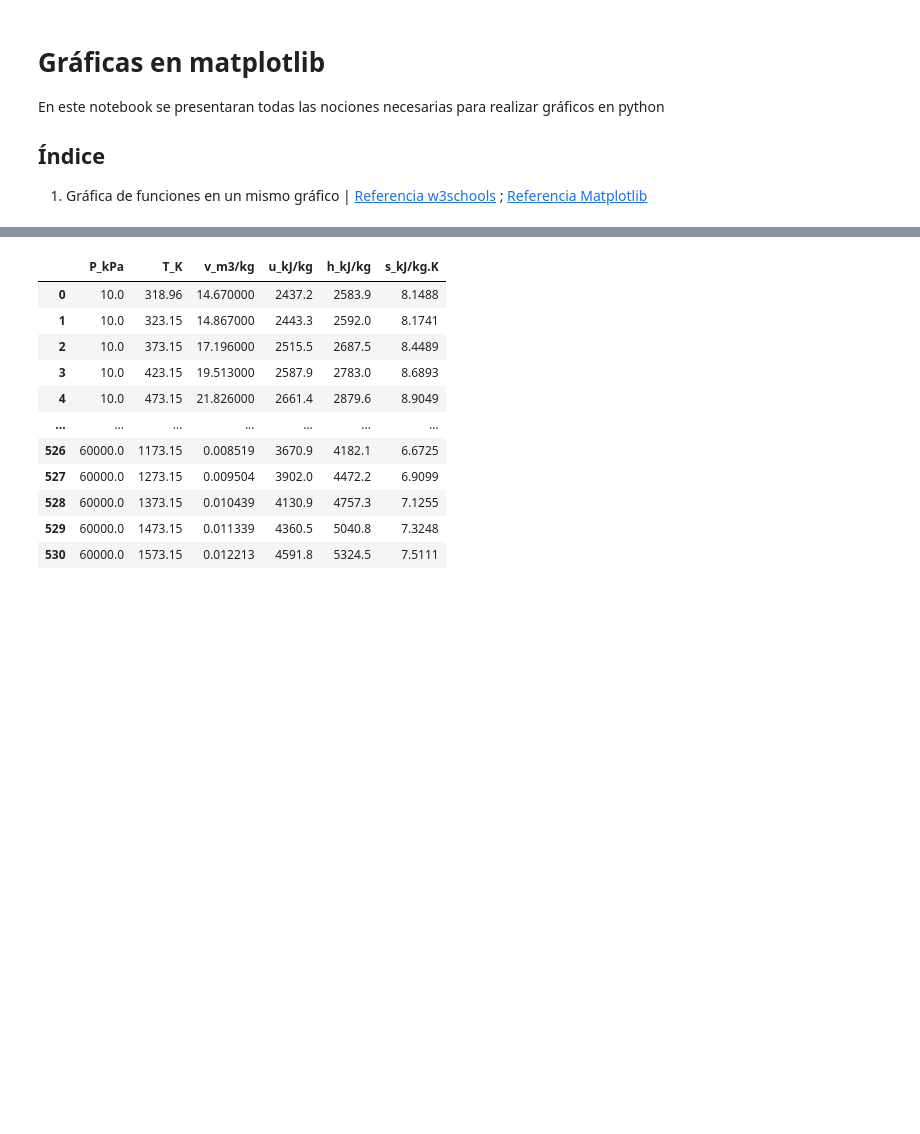
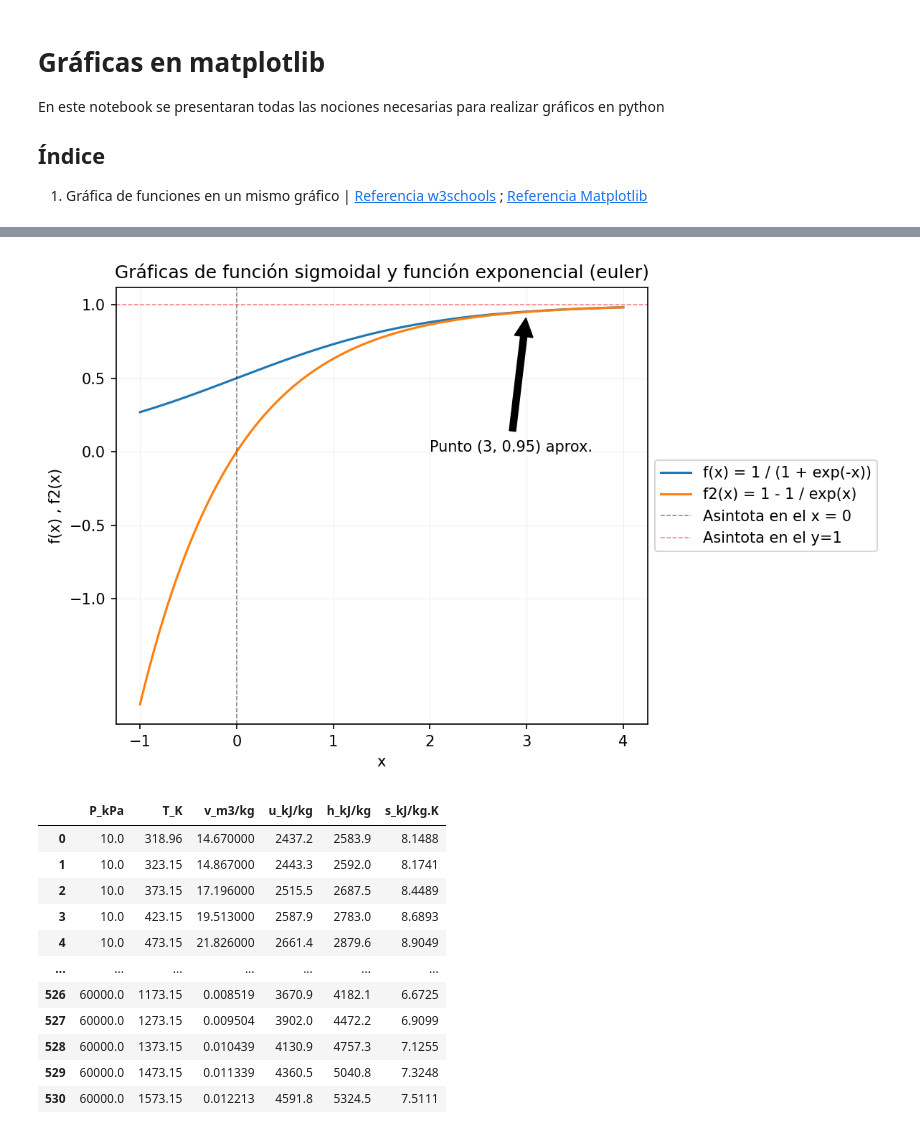
Before and after one commit to NiengLee/funciones_basicas, a Jupyter notebook: 01_graficos_matplotlib.ipynb, the cells around one changed output, grey strips where cells are left out. Saved outputs shown, nothing was run; the diff lists cells and outputs as text; code cells hidden in the pictures; blank space fills up the shorter version.

```diff
--- a/01_graficos_matplotlib.ipynb
+++ b/01_graficos_matplotlib.ipynb
@@ -24,24 +22,26 @@ Error:
 # %%
 list_x = np.linspace(-1 , 4 , 999)
 list_fx = [sigmoidal(x) for x in list_x]
 list_fx2 = [euler_inv(x) for x in list_x]
 
-plt.figure(figsize=(10,7), dpi=150)
+plt.figure(figsize=(8,5), dpi=150)
 plt.plot(list_x, list_fx, label = "f(x) = 1 / (1 + exp(-x))")
 plt.plot(list_x, list_fx2, label = "f2(x) = 1 - 1 / exp(x)")
 plt.title("Gráficas de función sigmoidal y función exponencial (euler)")
 plt.xlabel("x")
 plt.ylabel("f(x) , f2(x)", rotation=90)
 plt.xticks(rotation=0)
 plt.yticks(np.arange( int(min(list_fx2)), 1.5, 0.5) )
 plt.axvline(x=0, color="black", linestyle="--", label="Asintota en el x = 0", linewidth="0.75", alpha=0.5)
 plt.axhline(y=1, color="red", linestyle="--", label="Asintota en el y=1", linewidth="0.75", alpha=0.5)
 plt.grid(True,linewidth="0.25", alpha=0.4)
 plt.annotate("Punto (3, 0.95) aprox.", xy=(3, 0.95), xytext=(2,0), arrowprops = dict(facecolor="black", shrink=0.05))
 # plt.legend()
 plt.legend(loc="center left", bbox_to_anchor=(1,0.5))
 plt.tight_layout()
 plt.show()
+# %% [output]
+[figure, added]
 # %%
 path_data_set = "H2O_sobrecalentado_procesado.csv"
 data_set = pd.read_csv(path_data_set)
```
Also changed, not shown: parts of 1 cell of this notebook.
